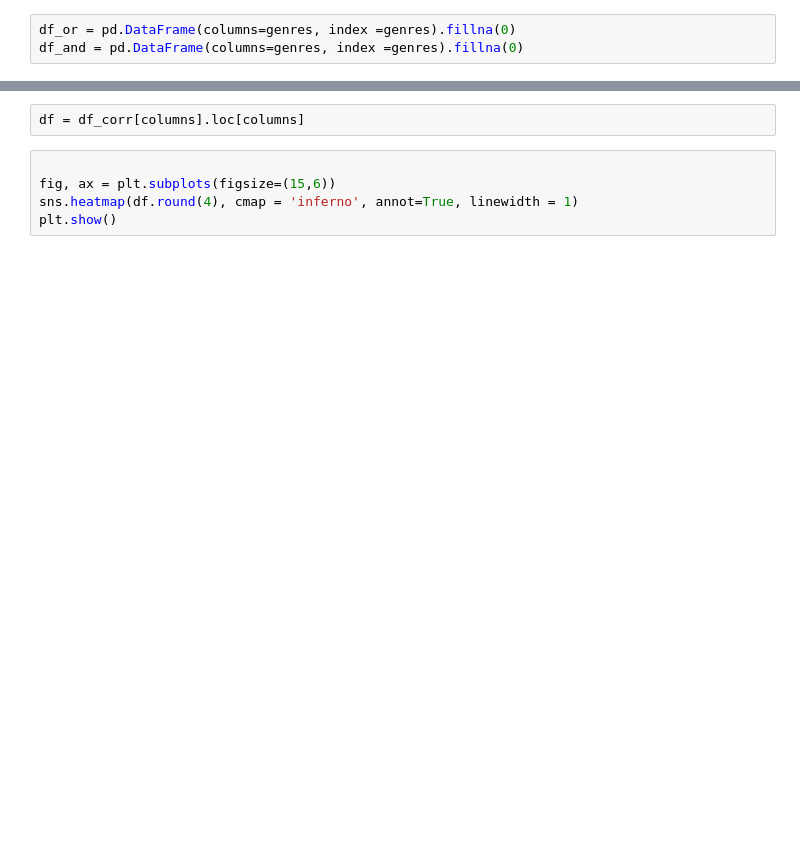
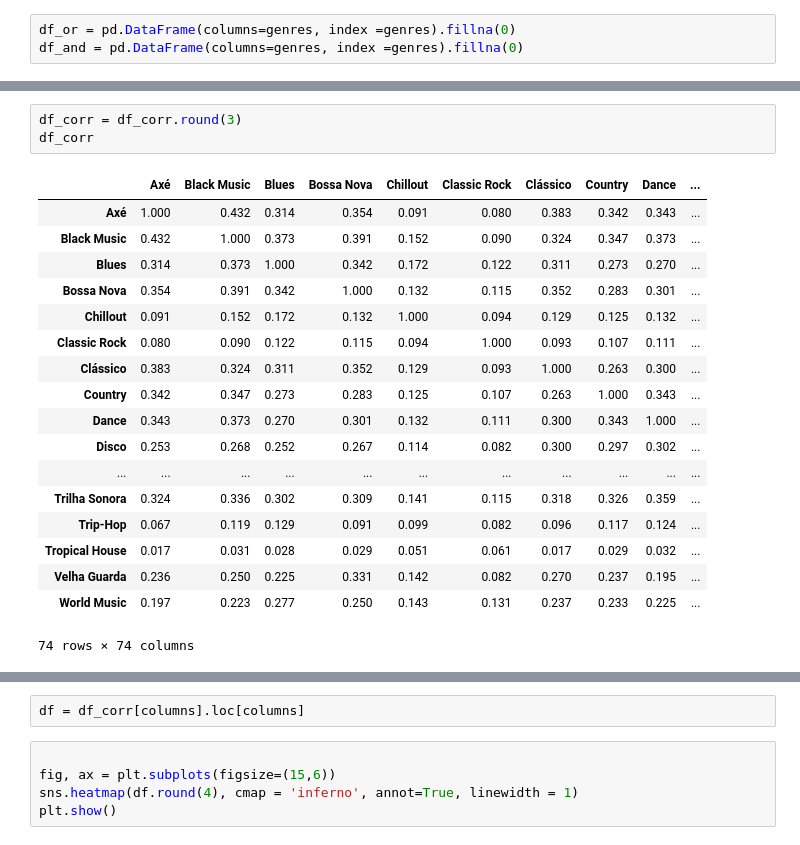
Before and after one commit to vinicius-alves/Selecao-Genero-Musical, a Jupyter notebook: Análise Exploratória/Análise Exploratória.ipynb, the cells around one changed output, grey strips where cells are left out. Saved outputs shown, nothing was run; the diff lists cells and outputs as text; blank space fills up the shorter version.

```diff
--- a/Análise Exploratória/Análise Exploratória.ipynb
+++ b/Análise Exploratória/Análise Exploratória.ipynb
@@ -115,3 +106,25 @@ df_corr
+# %%
+df_corr = df_corr.round(3)
+df_corr
+# %% [output]
+|  | Axé | Black Music | Blues | Bossa Nova | Chillout | Classic Rock | Clássico | Country | Dance | ... |
+| Axé | 1.000 | 0.432 | 0.314 | 0.354 | 0.091 | 0.080 | 0.383 | 0.342 | 0.343 | ... |
+| Black Music | 0.432 | 1.000 | 0.373 | 0.391 | 0.152 | 0.090 | 0.324 | 0.347 | 0.373 | ... |
+| Blues | 0.314 | 0.373 | 1.000 | 0.342 | 0.172 | 0.122 | 0.311 | 0.273 | 0.270 | ... |
+| Bossa Nova | 0.354 | 0.391 | 0.342 | 1.000 | 0.132 | 0.115 | 0.352 | 0.283 | 0.301 | ... |
+| Chillout | 0.091 | 0.152 | 0.172 | 0.132 | 1.000 | 0.094 | 0.129 | 0.125 | 0.132 | ... |
+| Classic Rock | 0.080 | 0.090 | 0.122 | 0.115 | 0.094 | 1.000 | 0.093 | 0.107 | 0.111 | ... |
+| Clássico | 0.383 | 0.324 | 0.311 | 0.352 | 0.129 | 0.093 | 1.000 | 0.263 | 0.300 | ... |
+| Country | 0.342 | 0.347 | 0.273 | 0.283 | 0.125 | 0.107 | 0.263 | 1.000 | 0.343 | ... |
+| Dance | 0.343 | 0.373 | 0.270 | 0.301 | 0.132 | 0.111 | 0.300 | 0.343 | 1.000 | ... |
+| Disco | 0.253 | 0.268 | 0.252 | 0.267 | 0.114 | 0.082 | 0.300 | 0.297 | 0.302 | ... |
+| ... | ... | ... | ... | ... | ... | ... | ... | ... | ... | ... |
+| Trilha Sonora | 0.324 | 0.336 | 0.302 | 0.309 | 0.141 | 0.115 | 0.318 | 0.326 | 0.359 | ... |
+| Trip-Hop | 0.067 | 0.119 | 0.129 | 0.091 | 0.099 | 0.082 | 0.096 | 0.117 | 0.124 | ... |
+| Tropical House | 0.017 | 0.031 | 0.028 | 0.029 | 0.051 | 0.061 | 0.017 | 0.029 | 0.032 | ... |
+| Velha Guarda | 0.236 | 0.250 | 0.225 | 0.331 | 0.142 | 0.082 | 0.270 | 0.237 | 0.195 | ... |
+| World Music | 0.197 | 0.223 | 0.277 | 0.250 | 0.143 | 0.131 | 0.237 | 0.233 | 0.225 | ... |
+74 rows × 74 columns
 # %%
 columns = []
 for i in df_corr.columns:
```
Also changed, not shown: parts of 19 cells of this notebook, 3 other files.
